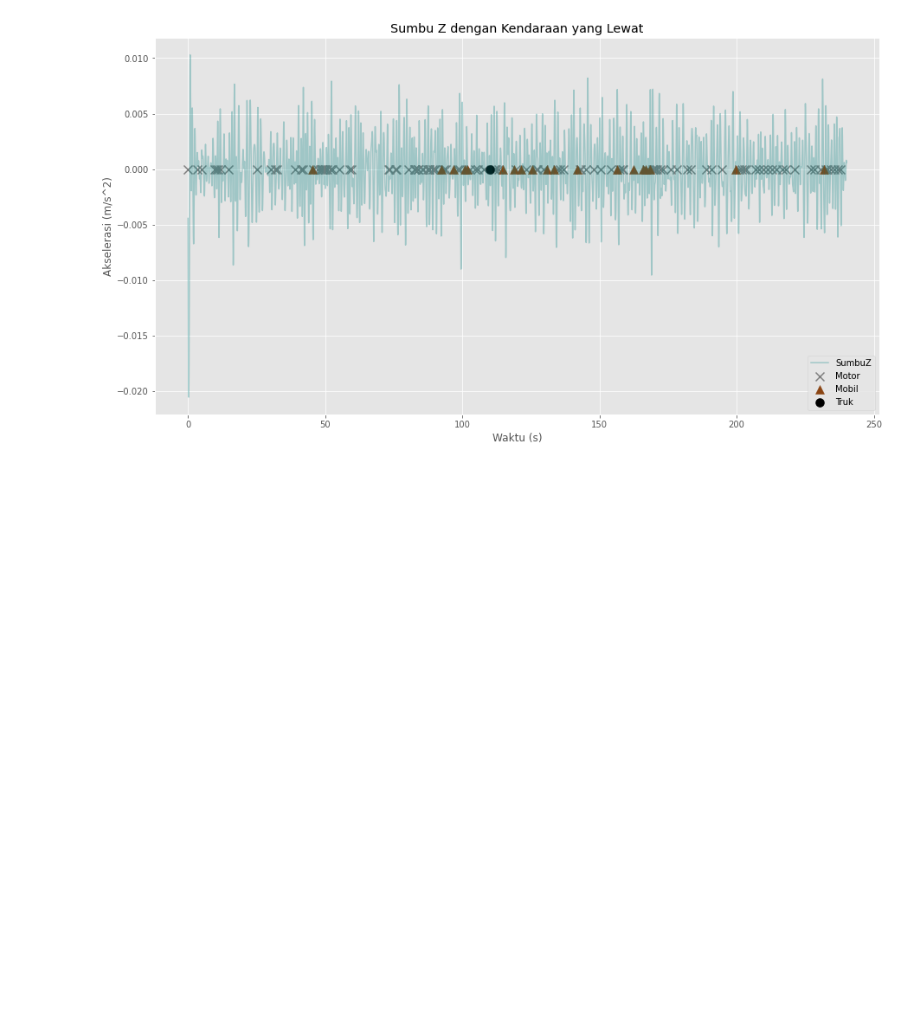
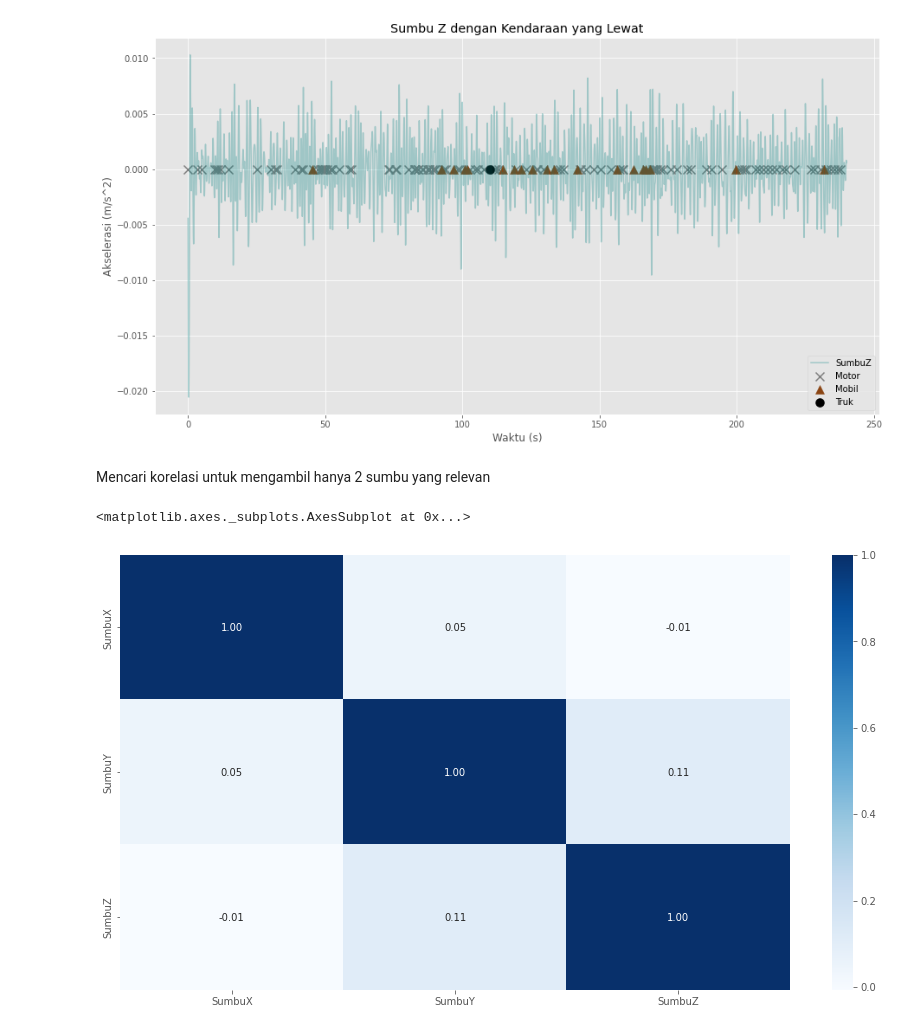
Before and after one commit to Otniel113/IoT_Jalan, a Jupyter notebook: IoT_Jalan.ipynb, the cells around one changed output. Drawn from its saved outputs; the diff is of its cells as text; code cells hidden in the pictures; blank space fills up the shorter version.

```diff
--- a/IoT_Jalan.ipynb
+++ b/IoT_Jalan.ipynb
@@ -358,3 +359,10 @@ plt.ylabel("Akselerasi (m/s^2)")
 plt.show()
 # %% [output]
 [figure]
+# %% [markdown]
+Mencari korelasi untuk mengambil hanya 2 sumbu yang relevan
+# %%
+sns.heatmap(df_jalan_filter[['SumbuX', 'SumbuY', 'SumbuZ']].abs().corr(), cmap='Blues', annot=True, fmt='.2f')
+# %% [output]
+<matplotlib.axes._subplots.AxesSubplot at 0x...>
+[figure, added]
```
Also changed, not shown: parts of 14 cells of this notebook.
